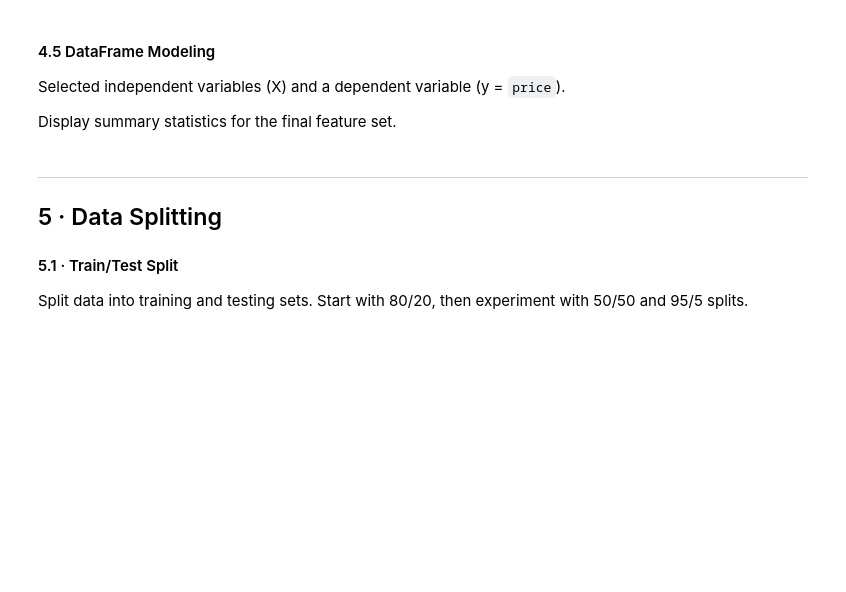
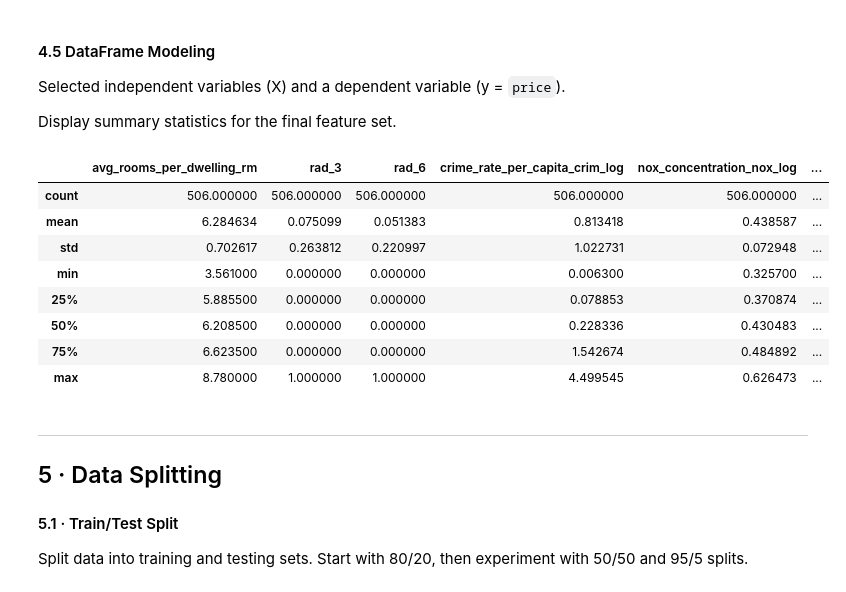
Before and after one commit to PESIII23/real-estate-price-prediction, a Jupyter notebook: src/notebooks/price_prediction_model.ipynb, the cells around one changed output. Cells and saved outputs as stored; diff of their text form; code cells hidden in the pictures; blank space fills up the shorter version.

Commit message:
prepped pipeline for modeling

```diff
--- a/src/notebooks/price_prediction_model.ipynb
+++ b/src/notebooks/price_prediction_model.ipynb
@@ -224,13 +221,5 @@ R_squared is 0.65, indicating that the model explains 65% of the variance in the
 
 Sequential Forward Selection (SFS) is a wrapper method that iteratively adds features to the model based on performance improvement. It evaluates the model's performance (using RMSE) after adding each feature and selects the one that provides the best improvement. This process continues until the specified number of features (k_features=15) is reached.
 # %%
-sfs1 = SFS(classifier_pipeline,
-           k_features=9,
-           forward=True,
-           scoring='neg_mean_squared_error',
-           cv=cv)
-
-X = df_correlated.drop(columns=['price'])
-
-sfs1.fit(X, y)
-sfs1.subsets_
+df_engineered = feature_engineering.engineer_features(df_correlated)
+df_engineered.head()
@@ -367,20 +352,19 @@ Selected independent variables (X) and a dependent variable (y = `price`).
 
 Display summary statistics for the final feature set.
 # %%
-modeling_df = df_correlated[[
-    'avg_rooms_per_dwelling_rm',
-    'rad_3',
-    'rad_6',
-    'crime_rate_per_capita_crim_log',
-    'nox_concentration_nox_log',
-    'pre_1940_housing_ratio_age_flip_log',
-    'employment_center_distance_dis_log',
-    'population_distribution_popul_flip_log',
-    'low_ses_population_pct_lstat_log',
-    'price'
-]]
+df_modeled = df_engineered
 
-modeling_df.describe()
+df_modeled.describe()
+# %% [output]
+|  | avg_rooms_per_dwelling_rm | rad_3 | rad_6 | crime_rate_per_capita_crim_log | nox_concentration_nox_log | ... |
+| count | 506.000000 | 506.000000 | 506.000000 | 506.000000 | 506.000000 | ... |
+| mean | 6.284634 | 0.075099 | 0.051383 | 0.813418 | 0.438587 | ... |
+| std | 0.702617 | 0.263812 | 0.220997 | 1.022731 | 0.072948 | ... |
+| min | 3.561000 | 0.000000 | 0.000000 | 0.006300 | 0.325700 | ... |
+| 25% | 5.885500 | 0.000000 | 0.000000 | 0.078853 | 0.370874 | ... |
+| 50% | 6.208500 | 0.000000 | 0.000000 | 0.228336 | 0.430483 | ... |
+| 75% | 6.623500 | 0.000000 | 0.000000 | 1.542674 | 0.484892 | ... |
+| max | 8.780000 | 1.000000 | 1.000000 | 4.499545 | 0.626473 | ... |
 # %% [markdown]
 ---
 ## 5 · Data Splitting
```
Also changed, not shown: parts of 11 cells of this notebook, 4 other files.
